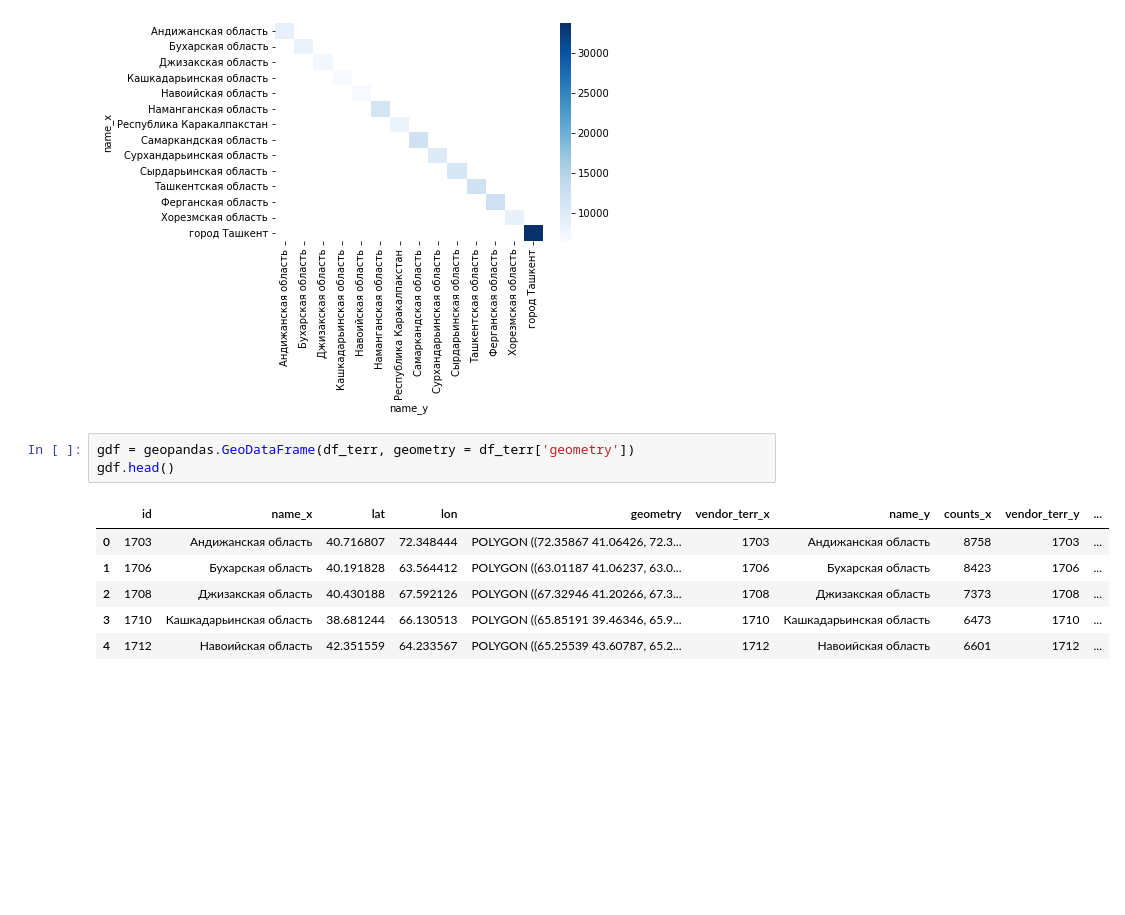
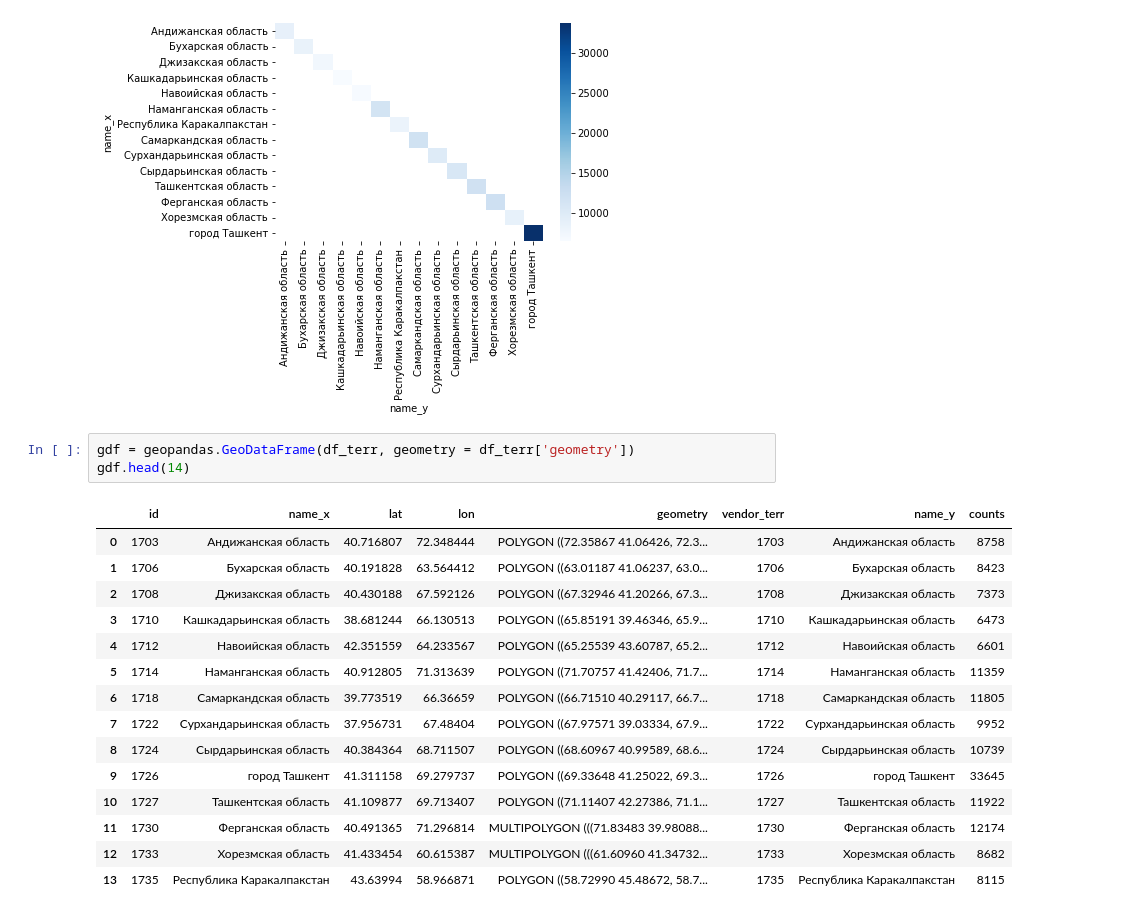
Before and after one commit to NilufarKhaydarova/procurement_analysis, a Jupyter notebook: territory_process.ipynb, the cells around one changed output. Cells and saved outputs as stored; diff of their text form; blank space fills up the shorter version.

```diff
--- a/territory_process.ipynb
+++ b/territory_process.ipynb
@@ -325,12 +303,21 @@ sns.heatmap(df_terr.pivot_table(index='name_x', columns='name_y', values='counts
 [figure]
 # %%
 gdf = geopandas.GeoDataFrame(df_terr, geometry = df_terr['geometry'])
-gdf.head()
+gdf.head(14)
 # %% [output]
-|  | id | name_x | lat | lon | geometry | vendor_terr_x | name_y | counts_x | vendor_terr_y | ... |
-| 0 | 1703 | Андижанская область | 40.716807 | 72.348444 | POLYGON ((72.35867 41.06426, 72.3... | 1703 | Андижанская область | 8758 | 1703 | ... |
-| 1 | 1706 | Бухарская область | 40.191828 | 63.564412 | POLYGON ((63.01187 41.06237, 63.0... | 1706 | Бухарская область | 8423 | 1706 | ... |
-| 2 | 1708 | Джизакская область | 40.430188 | 67.592126 | POLYGON ((67.32946 41.20266, 67.3... | 1708 | Джизакская область | 7373 | 1708 | ... |
-| 3 | 1710 | Кашкадарьинская область | 38.681244 | 66.130513 | POLYGON ((65.85191 39.46346, 65.9... | 1710 | Кашкадарьинская область | 6473 | 1710 | ... |
-| 4 | 1712 | Навоийская область | 42.351559 | 64.233567 | POLYGON ((65.25539 43.60787, 65.2... | 1712 | Навоийская область | 6601 | 1712 | ... |
+|  | id | name_x | lat | lon | geometry | vendor_terr | name_y | counts |
+| 0 | 1703 | Андижанская область | 40.716807 | 72.348444 | POLYGON ((72.35867 41.06426, 72.3... | 1703 | Андижанская область | 8758 |
+| 1 | 1706 | Бухарская область | 40.191828 | 63.564412 | POLYGON ((63.01187 41.06237, 63.0... | 1706 | Бухарская область | 8423 |
+| 2 | 1708 | Джизакская область | 40.430188 | 67.592126 | POLYGON ((67.32946 41.20266, 67.3... | 1708 | Джизакская область | 7373 |
+| 3 | 1710 | Кашкадарьинская область | 38.681244 | 66.130513 | POLYGON ((65.85191 39.46346, 65.9... | 1710 | Кашкадарьинская область | 6473 |
+| 4 | 1712 | Навоийская область | 42.351559 | 64.233567 | POLYGON ((65.25539 43.60787, 65.2... | 1712 | Навоийская область | 6601 |
+| 5 | 1714 | Наманганская область | 40.912805 | 71.313639 | POLYGON ((71.70757 41.42406, 71.7... | 1714 | Наманганская область | 11359 |
+| 6 | 1718 | Самаркандская область | 39.773519 | 66.36659 | POLYGON ((66.71510 40.29117, 66.7... | 1718 | Самаркандская область | 11805 |
+| 7 | 1722 | Сурхандарьинская область | 37.956731 | 67.48404 | POLYGON ((67.97571 39.03334, 67.9... | 1722 | Сурхандарьинская область | 9952 |
+| 8 | 1724 | Сырдарьинская область | 40.384364 | 68.711507 | POLYGON ((68.60967 40.99589, 68.6... | 1724 | Сырдарьинская область | 10739 |
+| 9 | 1726 | город Ташкент | 41.311158 | 69.279737 | POLYGON ((69.33648 41.25022, 69.3... | 1726 | город Ташкент | 33645 |
+| 10 | 1727 | Ташкентская область | 41.109877 | 69.713407 | POLYGON ((71.11407 42.27386, 71.1... | 1727 | Ташкентская область | 11922 |
+| 11 | 1730 | Ферганская область | 40.491365 | 71.296814 | MULTIPOLYGON (((71.83483 39.98088... | 1730 | Ферганская область | 12174 |
+| 12 | 1733 | Хорезмская область | 41.433454 | 60.615387 | MULTIPOLYGON (((61.60960 41.34732... | 1733 | Хорезмская область | 8682 |
+| 13 | 1735 | Республика Каракалпакстан | 43.63994 | 58.966871 | POLYGON ((58.72990 45.48672, 58.7... | 1735 | Республика Каракалпакстан | 8115 |
 # %%
```
Also changed, not shown: parts of 9 cells of this notebook, 7 other files.
